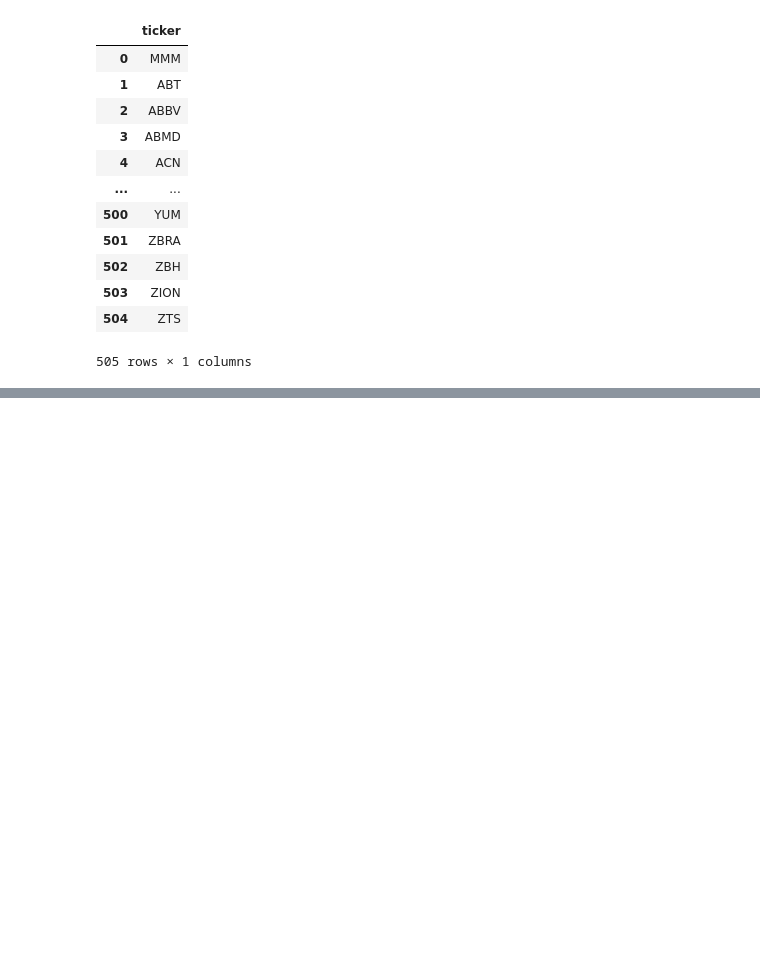
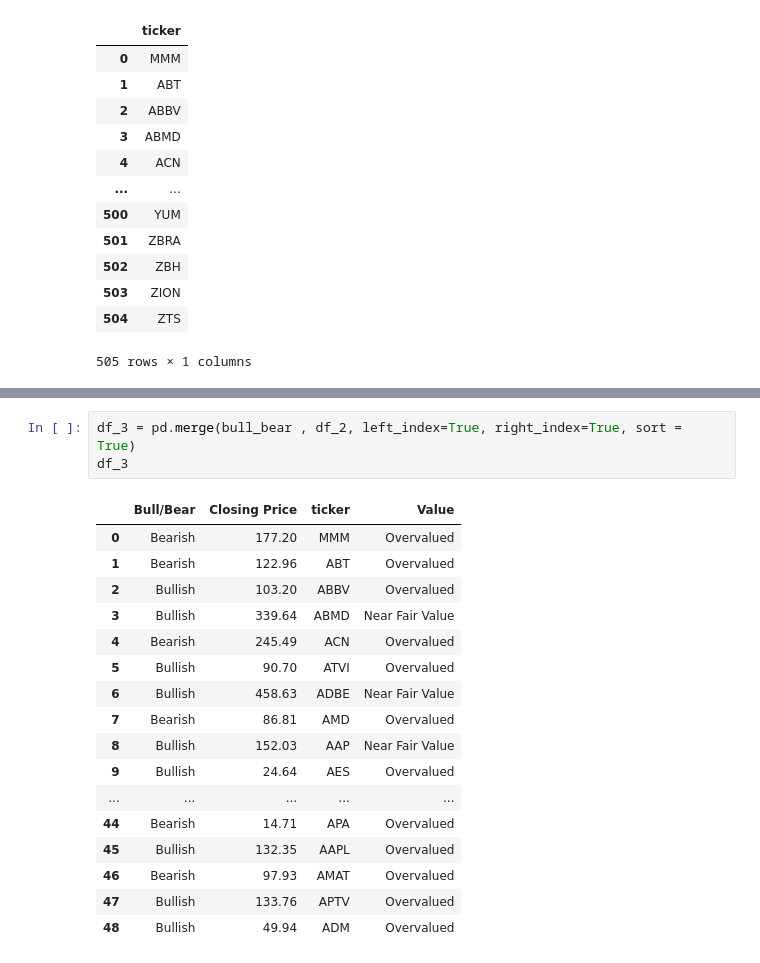
Before and after one commit to alx1056/SP500-Stock-Scrape, a Jupyter notebook: S&P500_Webscrape.ipynb, the cells around one changed output, grey strips where cells are left out. Cells and saved outputs as stored; diff of their text form; blank space fills up the shorter version.

```diff
--- a/S&P500_Webscrape.ipynb
+++ b/S&P500_Webscrape.ipynb
@@ -201 +216,22 @@ df_other
+# %%
+df_3 = pd.merge(bull_bear , df_2, left_index=True, right_index=True, sort = True)
+df_3
+# %% [output]
+|  | Bull/Bear | Closing Price | ticker | Value |
+| 0 | Bearish | 177.20 | MMM | Overvalued |
+| 1 | Bearish | 122.96 | ABT | Overvalued |
+| 2 | Bullish | 103.20 | ABBV | Overvalued |
+| 3 | Bullish | 339.64 | ABMD | Near Fair Value |
+| 4 | Bearish | 245.49 | ACN | Overvalued |
+| 5 | Bullish | 90.70 | ATVI | Overvalued |
+| 6 | Bullish | 458.63 | ADBE | Near Fair Value |
+| 7 | Bearish | 86.81 | AMD | Overvalued |
+| 8 | Bullish | 152.03 | AAP | Near Fair Value |
+| 9 | Bullish | 24.64 | AES | Overvalued |
+| ... | ... | ... | ... | ... |
+| 44 | Bearish | 14.71 | APA | Overvalued |
+| 45 | Bullish | 132.35 | AAPL | Overvalued |
+| 46 | Bearish | 97.93 | AMAT | Overvalued |
+| 47 | Bullish | 133.76 | APTV | Overvalued |
+| 48 | Bullish | 49.94 | ADM | Overvalued |
 # %%
```
Also changed, not shown: parts of 5 cells of this notebook.
